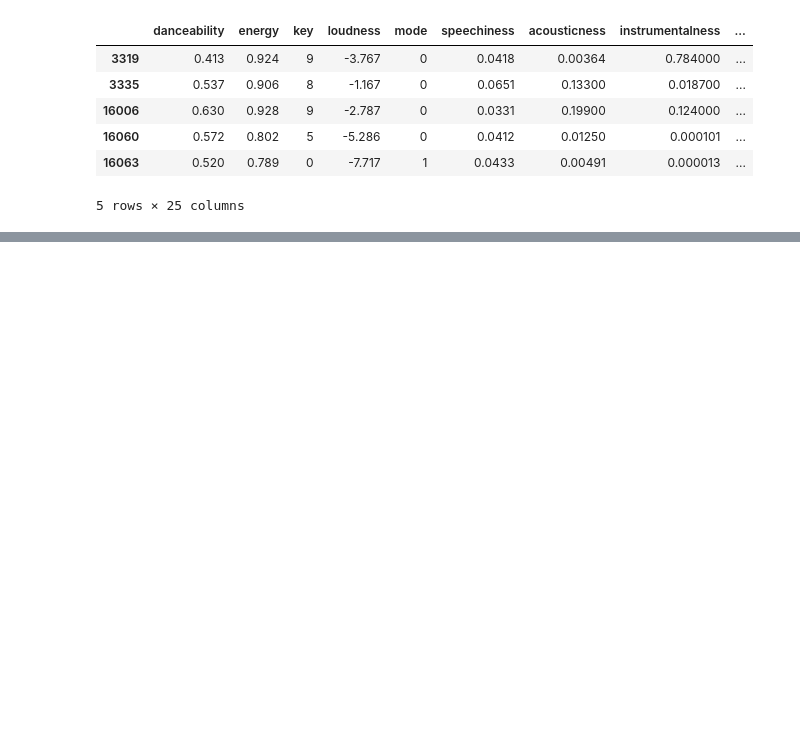
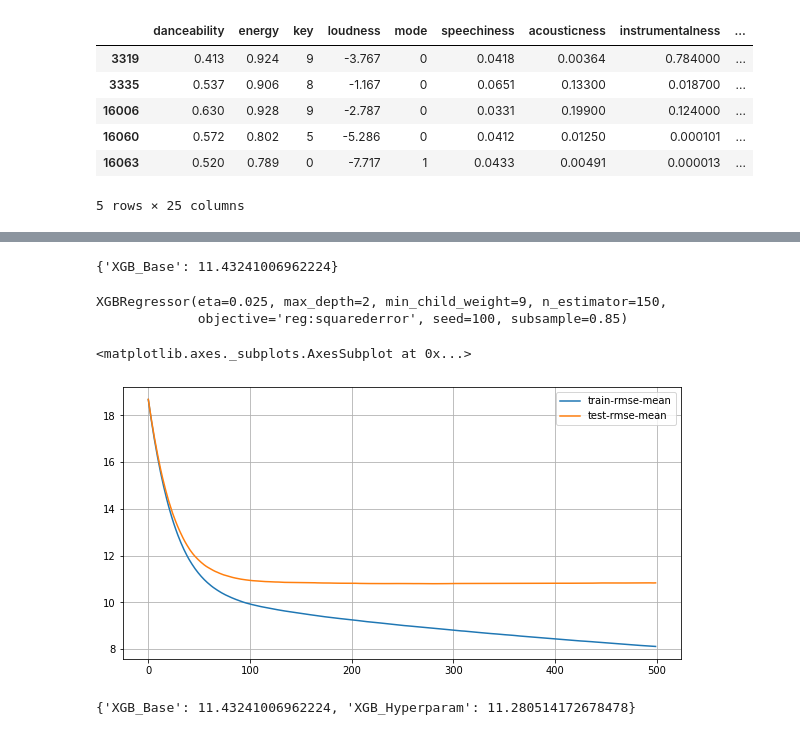
Before and after one commit to alicecye/empoweredartest, a Jupyter notebook: Kaggle_Spotify_Data_Review.ipynb, the cells around one changed output, grey strips where cells are left out. Cells and saved outputs as stored; diff of their text form; code cells hidden in the pictures; blank space fills up the shorter version.

```diff
--- a/Kaggle_Spotify_Data_Review.ipynb
+++ b/Kaggle_Spotify_Data_Review.ipynb
@@ -342,0 +364,4 @@ Done.
+# %%
+## clean lyrics
+genres_joined_electro['lyrics_clean'] = genres_joined_electro['lyrics'].str.replace('******* This Lyrics is NOT for Commercial use *******\n(1409622602394)', '',regex=False).str.replace('\n', ' ', regex=False)
+genres_joined_electro['char_len'] = genres_joined_electro['lyrics_clean'].str.len()
@@ -342,0 +385,2 @@ Done.
+# %%
+sia = SentimentIntensityAnalyzer()
@@ -342,0 +449,5 @@ Done.
+# %%
+X_train, X_test, y_train, y_test = sklearn.model_selection.train_test_split(electro_agg_metrics.drop('popularity', axis = 1),
+                                                                            electro_agg_metrics.popularity,
+                                                    random_state = 1111,
+                                                    test_size = 0.3)
@@ -342,0 +469,50 @@ Done.
+# %%
+XGB_MVP = xgb.XGBRegressor(objective='reg:squarederror',
+                                seed=100).fit(X_train, y_train)
+add_results(XGB_MVP.predict(X_test), "XGB_Base")
+# %% [output]
+{'XGB_Base': 11.43241006962224}
+# %%
+## Run GridSearchCV on max_depth, min_child_weight, n_estimators, and subsample
+
+param_test = {
+ 'max_depth':range(2,5,1),
+ 'min_child_weight':range(3,10,2),
+ 'subsample':[i/100.0 for i in range(70,90,5)],
+ 'n_estimator':range(150,300,50)
+}
+
+gsearch1 = sklearn.model_selection.GridSearchCV(estimator=xgb.XGBRegressor(objective='reg:squarederror', eta=0.025,
+                                                                           seed=100),param_grid=param_test,
+                                                                           cv=4)
+gsearch1.fit(X_train, y_train)
+gsearch1.best_estimator_
+# %% [output]
+XGBRegressor(eta=0.025, max_depth=2, min_child_weight=9, n_estimator=150,
+             objective='reg:squarederror', seed=100, subsample=0.85)
+# %%
+## Select final number of estimators
+params = {'eta':0.025, 'seed':100,
+         'max_depth':3, 'min_child_weight':9, 'subsample':0.85, 'objective':'reg:squarederror'}
+
+## Run CV to determine the number of round
+CVRun = xgb.cv(
+            params=params,
+            dtrain=xgb.DMatrix(X_train, label=y_train),
+            num_boost_round=500,
+            nfold=4,
+            metrics='rmse',
+            seed=100)
+
+CVRun.drop(['train-rmse-std', 'test-rmse-std'], axis=1, inplace=True)
+CVRun.plot(figsize = (10,5), grid = True)
+# %% [output]
+<matplotlib.axes._subplots.AxesSubplot at 0x...>
+[figure, added]
+# %%
+## Selected 300 as the number of rounds to avoid over fitting
+
+XGB_hyperparam = xgb.train(params, xgb.DMatrix(X_train, label=y_train), 125)
+add_results(XGB_hyperparam.predict(xgb.DMatrix(X_test)), "XGB_Hyperparam")
+# %% [output]
+{'XGB_Base': 11.43241006962224, 'XGB_Hyperparam': 11.280514172678478}
```
Also changed, not shown: parts of 19 cells of this notebook, 1 other file.
